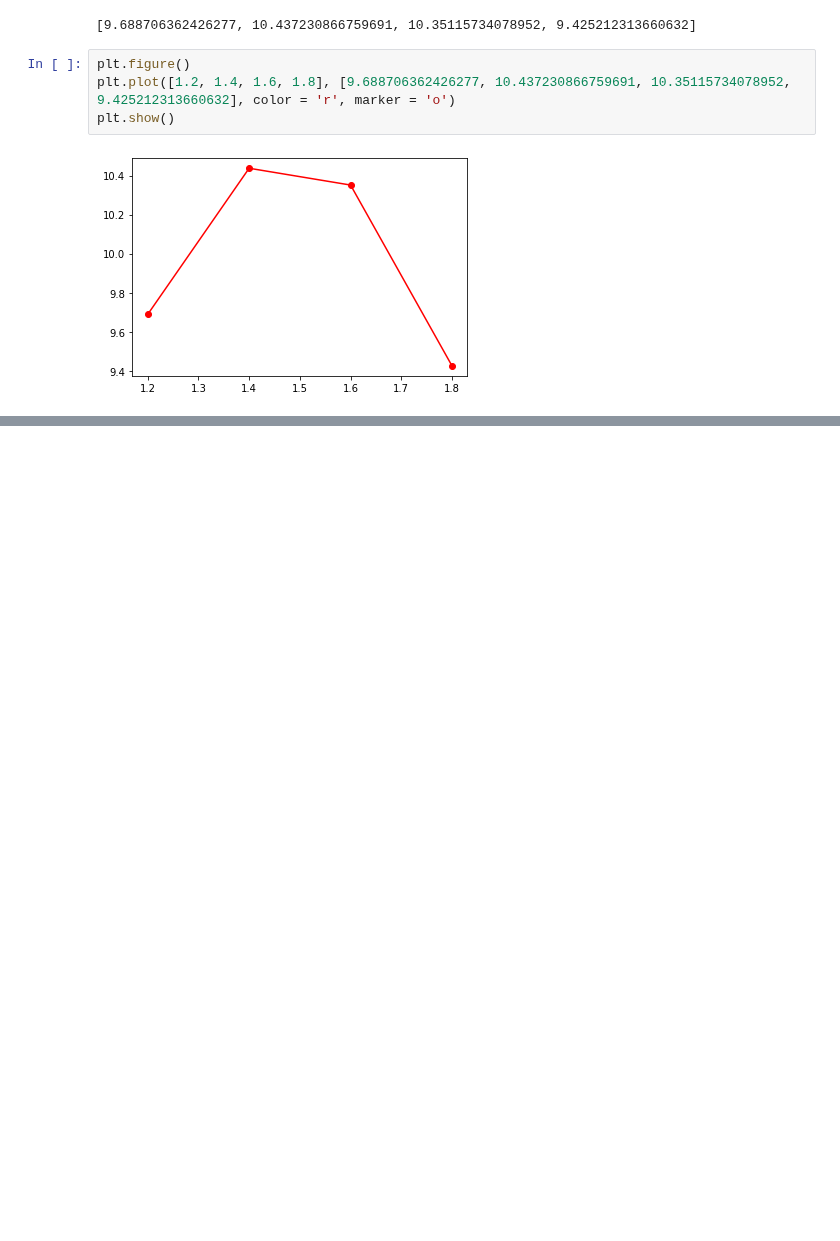
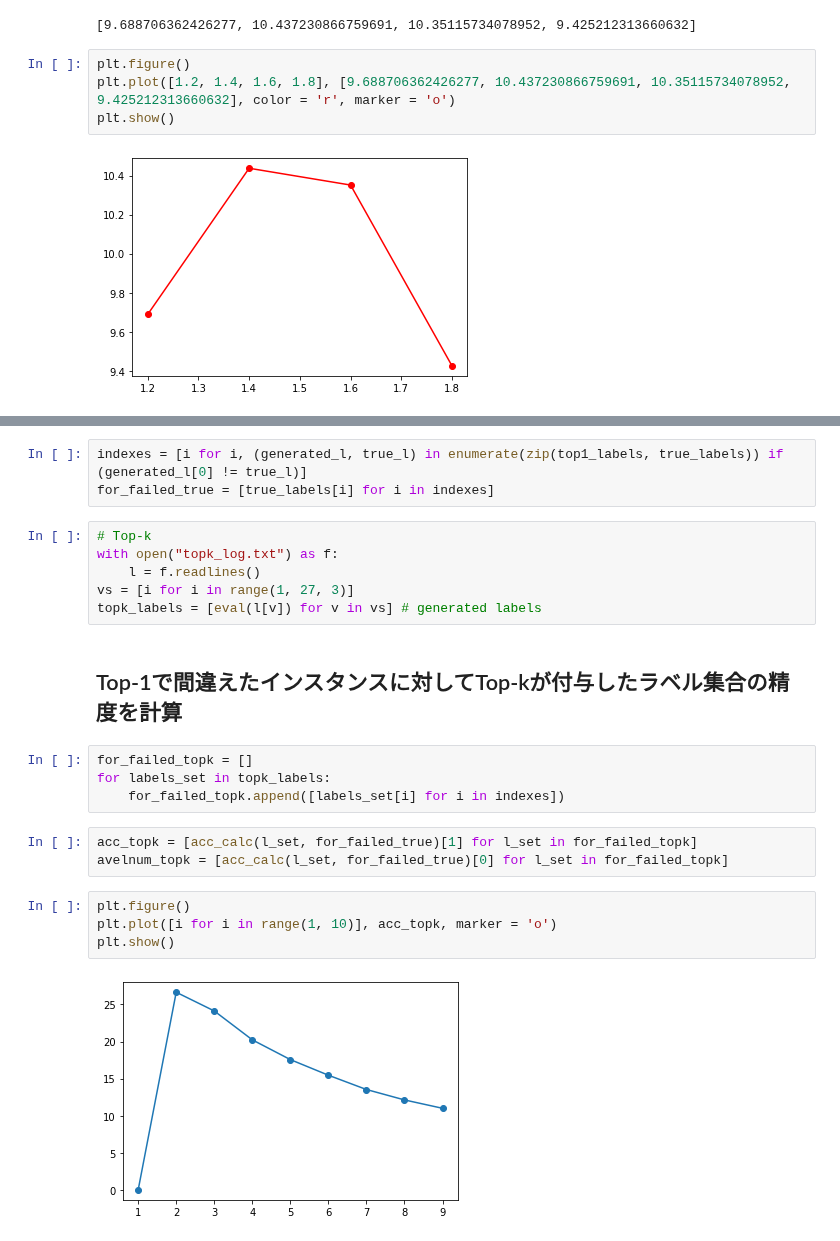
Before and after one commit to 1W1521375/entropy_labelling, a Jupyter notebook: final_experiments/for_final_graph.ipynb, the cells around one changed output, grey strips where cells are left out. Saved outputs shown, nothing was run; the diff lists cells and outputs as text; blank space fills up the shorter version.

```diff
--- a/final_experiments/for_final_graph.ipynb
+++ b/final_experiments/for_final_graph.ipynb
@@ -139,0 +90,24 @@ plt.show()
+# %%
+indexes = [i for i, (generated_l, true_l) in enumerate(zip(top1_labels, true_labels)) if (generated_l[0] != true_l)]
+for_failed_true = [true_labels[i] for i in indexes]
+# %%
+# Top-k
+with open("topk_log.txt") as f:
+    l = f.readlines()
+vs = [i for i in range(1, 27, 3)]
+topk_labels = [eval(l[v]) for v in vs] # generated labels
+# %% [markdown]
+## Top-1で間違えたインスタンスに対してTop-kが付与したラベル集合の精度を計算
+# %%
+for_failed_topk = []
+for labels_set in topk_labels:
+    for_failed_topk.append([labels_set[i] for i in indexes])
+# %%
+acc_topk = [acc_calc(l_set, for_failed_true)[1] for l_set in for_failed_topk]
+avelnum_topk = [acc_calc(l_set, for_failed_true)[0] for l_set in for_failed_topk]
+# %%
+plt.figure()
+plt.plot([i for i in range(1, 10)], acc_topk, marker = 'o')
+plt.show()
+# %% [output]
+[figure, added]
```
Also changed, not shown: parts of 8 cells of this notebook, 1 other file.
